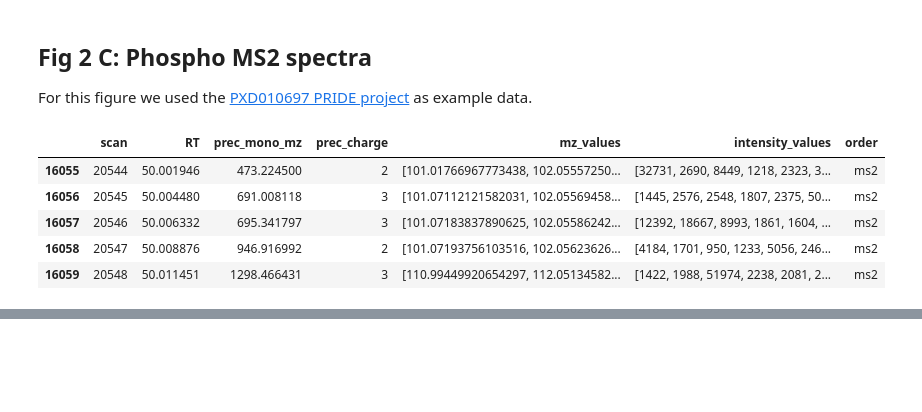
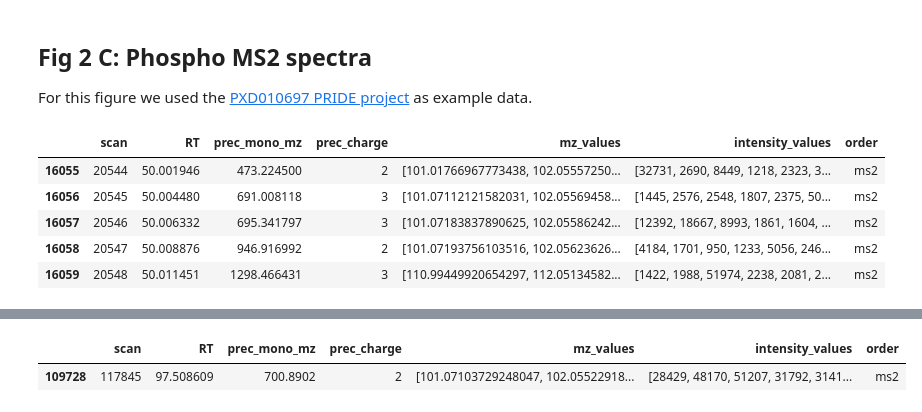
Before and after one commit to MannLabs/ProteomicsVisualization, a Jupyter notebook: Figure 2.ipynb, the cells around one changed output, grey strips where cells are left out. Cells and saved outputs as stored; diff of their text form; code cells hidden in the pictures; blank space fills up the shorter version.

```diff
--- a/Figure 2.ipynb
+++ b/Figure 2.ipynb
@@ -160,0 +206,12 @@ plot_mass_spectra(
+# %%
+mirrored_path = "D:/Holoviz_project/Data_test_case/Cancer_adenoma_for_testing/20191028_QX6_LiSc_FFPE_Covaris_Experiment4_7B.raw"
+# %%
+mirrored_data = utils.load_thermo_raw(mirrored_path)
+# %%
+df_ms2_mirrored = pd.DataFrame({'scan': mirrored_data['scan_list_ms2'],
+                    'RT': mirrored_data['rt_list_ms2'],
+                    'prec_mono_mz': mirrored_data['mono_mzs2'],
+                    'prec_charge': mirrored_data['charge_ms2'],
+                    'mz_values': mirrored_data['mass_list_ms2'],
+                   'intensity_values': mirrored_data['int_list_ms2'],
+                    'order': 'ms2'})
@@ -160,0 +230,7 @@ plot_mass_spectra(
+# %%
+# let's extract the information for the identified peptide AAAITSDILEALGR using the # of spectrum from the evidence.txt
+scan = 117845
+df_ms2_mirrored[df_ms2_mirrored.scan == scan]
+# %% [output]
+|  | scan | RT | prec_mono_mz | prec_charge | mz_values | intensity_values | order |
+| 109728 | 117845 | 97.508609 | 700.8902 | 2 | [101.07103729248047, 102.05522918... | [28429, 48170, 51207, 31792, 3141... | ms2 |
```
Also changed, not shown: parts of 14 cells of this notebook.
